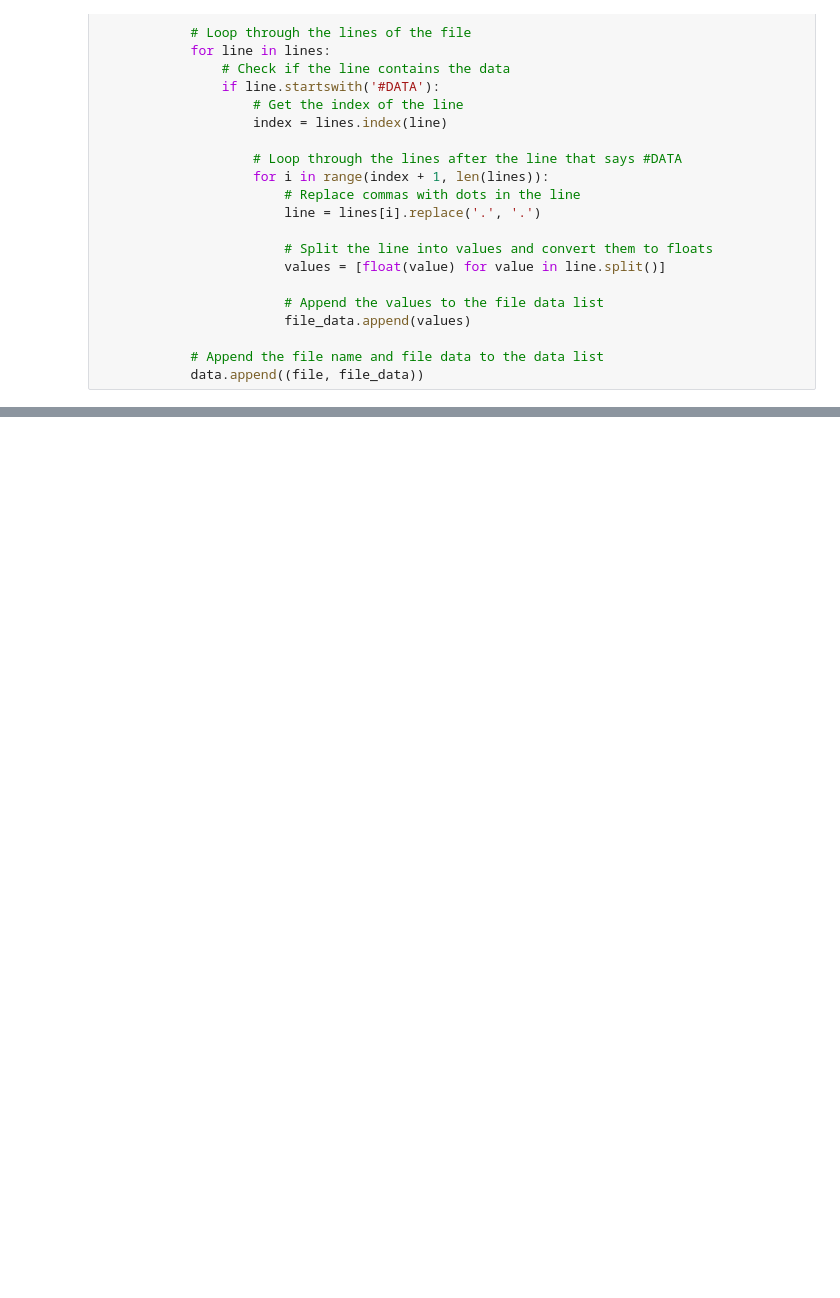
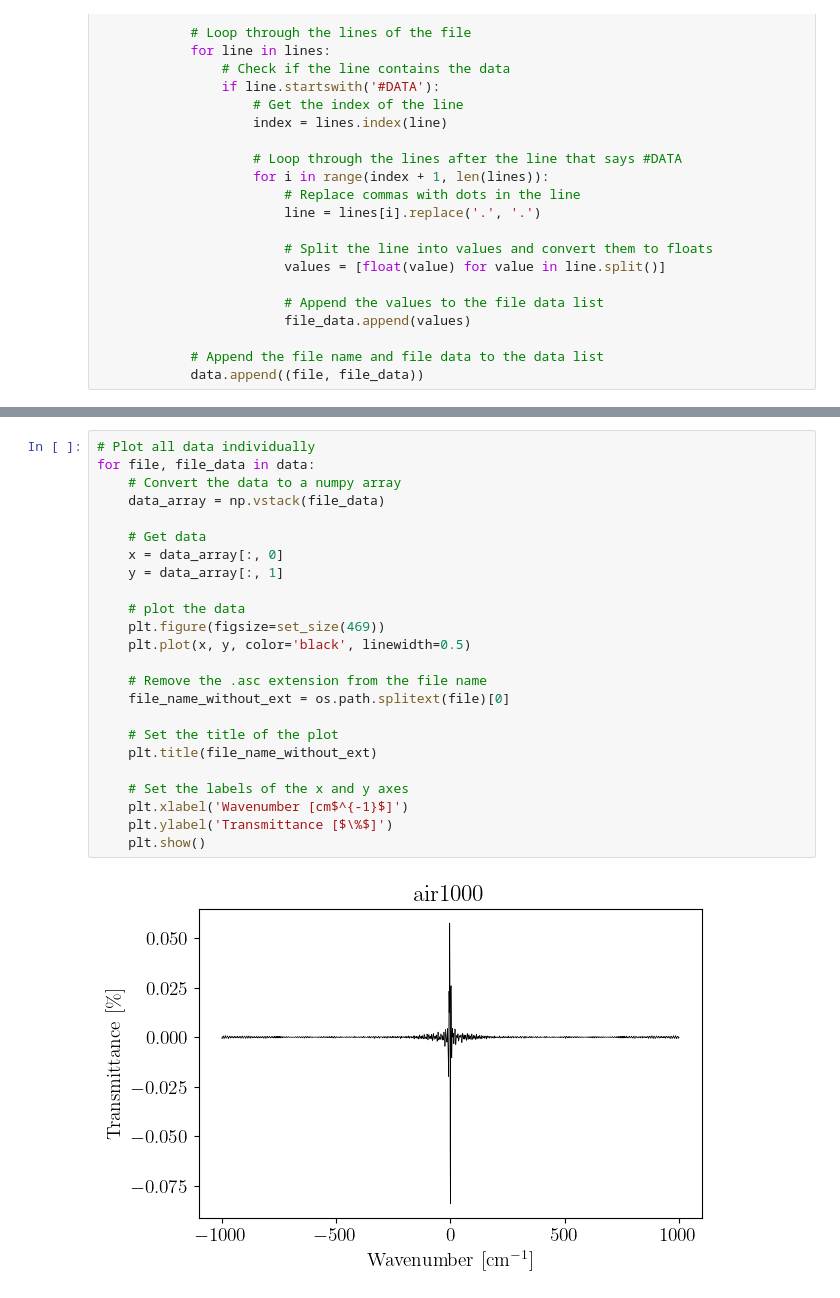
Before and after one commit to jamalghaith/advancedlabs, a Jupyter notebook: Rotation Spectroscopy/Analysis.ipynb, the cells around one changed output, grey strips where cells are left out. Saved outputs shown, nothing was run; the diff lists cells and outputs as text; blank space fills up the shorter version.

```diff
--- a/Rotation Spectroscopy/Analysis.ipynb
+++ b/Rotation Spectroscopy/Analysis.ipynb
@@ -164,0 +299,26 @@ for file, file_data in data:
+# %%
+# Plot all data individually
+for file, file_data in data:
+    # Convert the data to a numpy array
+    data_array = np.vstack(file_data)
+
+    # Get data
+    x = data_array[:, 0]
+    y = data_array[:, 1]
+
+    # plot the data
+    plt.figure(figsize=set_size(469))
+    plt.plot(x, y, color='black', linewidth=0.5)
+
+    # Remove the .asc extension from the file name
+    file_name_without_ext = os.path.splitext(file)[0]
+
+    # Set the title of the plot
+    plt.title(file_name_without_ext)
+
+    # Set the labels of the x and y axes
+    plt.xlabel('Wavenumber [cm$^{-1}$]')
+    plt.ylabel('Transmittance [$\%$]')
+    plt.show()
+# %% [output]
+[figure, added]
```
Also changed, not shown: parts of 7 cells of this notebook, 13 other files.
